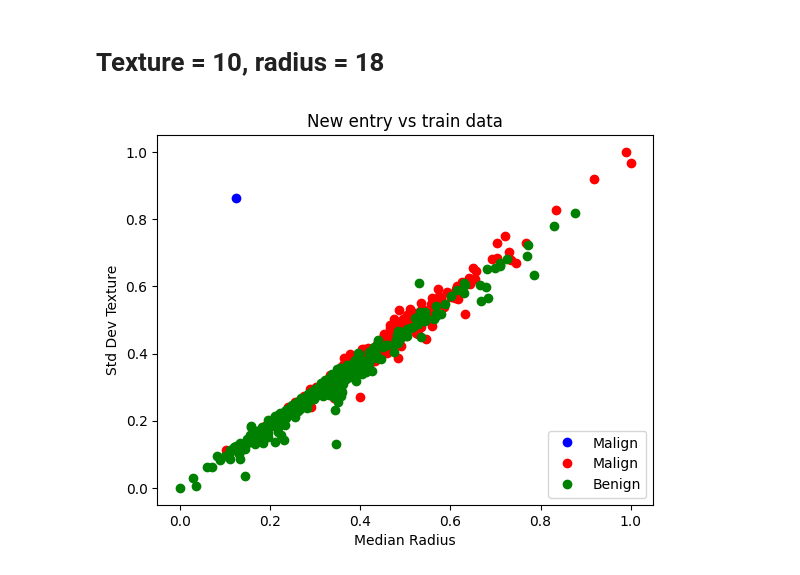
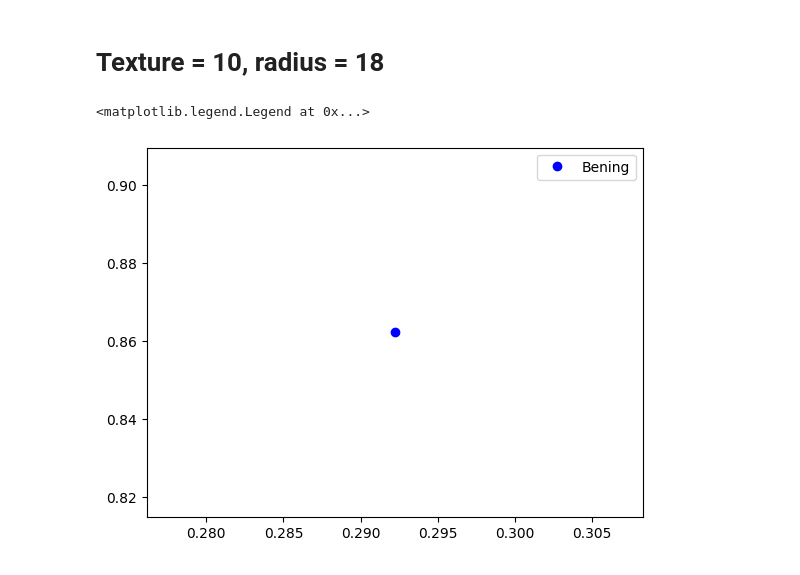
Before and after one commit to zdrobix/csubb, a Jupyter notebook: Semestru 4/IA/lab/lab6/problem2_implementation.ipynb, the cells around one changed output. Cells and saved outputs as stored; diff of their text form; code cells hidden in the pictures.

```diff
--- a/Semestru 4/IA/lab/lab6/problem2_implementation.ipynb
+++ b/Semestru 4/IA/lab/lab6/problem2_implementation.ipynb
@@ -95,21 +95,25 @@ class LogisticRegression:
         self.coef = []
         self.max_iter = max_iter
         self.intercept = 0
-        self.rate = 0.01
+        self.rate = 0.0001
         self.decision = decision
 
     def fit(self, x, y):
-        self.coef = [np.random.random() for _ in range(len(x[0]) + 1)]
+        y = np.array([1 if label == 'M' else 0 for label in y])
+        self.coef = [np.random.random() for _ in range(len(x[0]))]
+        self.intercept = np.random.random()
         for t in range(self.max_iter):
             for i in range(len(x)):
-                for j in range(0, len(x[0])):
-                    self.coef[j]= self.coef[j] - self.rate * (self.error(x[i]) - y[i]) * x[i][j]
-                self.coef[len(x[0])] = self.coef[len(x[0])] - (self.error(x[i]) - y[i])
-        self.intercept = self.coef[-1]
-        self.coef = self.coef[:-1]
+                xi = np.array(x[i])
+                yi = y[i]
+                prediction = self.error(xi)
+                error = prediction - yi
+                for j in range(len(x[0])):
+                    self.coef[j] -= self.rate * error * xi[j]
+                self.intercept -= self.rate * error
 
     def error(self, xi):
-        result = self.coef[-1]
+        result = self.intercept
         for i in range(0, len(self.coef)):
             result += self.coef[i] * xi[i]
 
@@ -257,25 +235,18 @@ plot(title='Bening tumors actual vs predicted',
 # %%
 new_x_test = [[10, 18]]
 texture_min_max, radius_min_max = min_max_list[0], min_max_list[1]
 
 normalised_new_x_test = [[(x[0] - texture_min_max[0])/ (texture_min_max[1] - texture_min_max[0]),
                           (x[1] - radius_min_max[0]) / (radius_min_max[1] - radius_min_max[0])] for x in new_x_test ]
 
 new_y_test = model.predict(normalised_new_x_test)
 
-plt.plot(normalised_new_x_test[0][0], normalised_new_x_test[0][1], 'bo', label='Malign')
+label_str = 'Bening'
+if new_y_test == 1:
+    label_str = 'Malign'
+
+plt.plot(normalised_new_x_test[0][0], normalised_new_x_test[0][1], 'bo', label=label_str)
 plt.legend()
-
-plot(title='New entry vs train data',
-    x1=median_radius_train[y_train == 'M'],
-    y1=std_texture_train[y_train == 'M'],
-    label1='Malign',
-    x2=median_radius_train[y_train == 'B'],
-    y2=std_texture_train[y_train == 'B'],
-    label2='Benign',
-    title1='Median Radius',
-    title2='Std Dev Texture',
-    mode1='ro',
-    mode2='go')
 # %% [output]
+<matplotlib.legend.Legend at 0x...>
-[figure, old version]
+[figure, new version]
```
Also changed, not shown: parts of 3 cells of this notebook, 1 other file.
